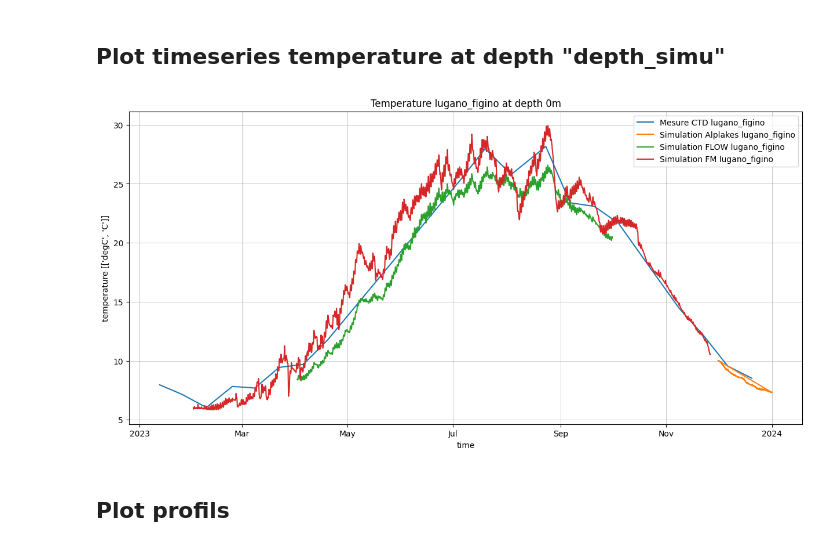
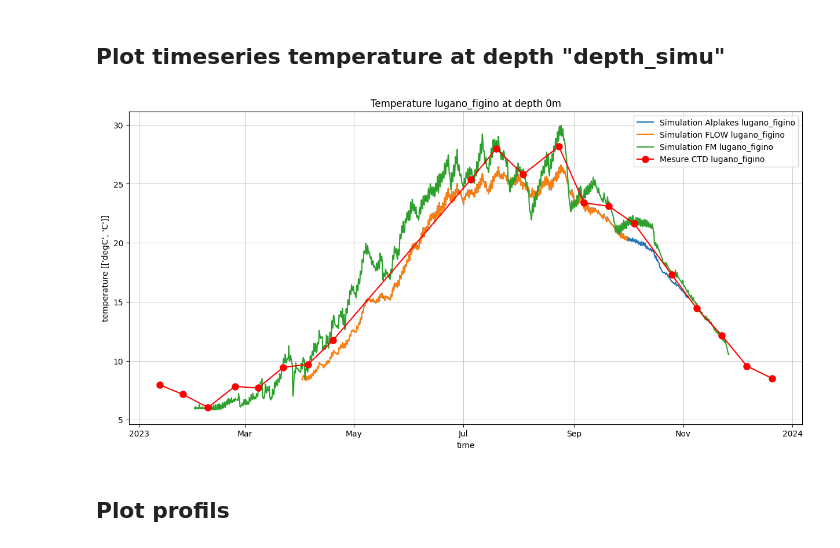
Before and after one commit to leroquan/plot_results, a Jupyter notebook: plot-and-compare_dflow_dfm_alplakes_measure.ipynb, the cells around one changed output. Drawn from its saved outputs; the diff is of its cells as text; code cells hidden in the pictures.

```diff
--- a/plot-and-compare_dflow_dfm_alplakes_measure.ipynb
+++ b/plot-and-compare_dflow_dfm_alplakes_measure.ipynb
@@ -37,7 +37,7 @@ download_timeserie_alplakes = False
 date_plot_profil_str = date_plot_profil.strftime('%Y%m%d%H%M')
 # %%
 # Alplakes simulation results
-alplakes_json_output_directory = rf"C:\Users\leroquan\Documents\00-Work_space\03-Results simu Alplakes\{sta_name}"
+alplakes_json_timeserie_directory = rf"C:\Users\leroquan\Documents\00-Work_space\03-Results simu Alplakes\{sta_name}\timeseries_{depth_plot}m"
 alplakes_profile_json_path = rf"C:\Users\leroquan\Documents\00-Work_space\03-Results simu Alplakes\{sta_name}\profiles\profile_{sta_name}_{date_plot_profil_str}m.json"
 # Local simulation results
 flow_output_file = r"C:\Users\leroquan\Documents\python\alplakes-simulations\runs\lugano_ope_20230402_20231001\output\trim-Simulation_Web.nc"
@@ -86,5 +89,5 @@ download_3d_timeserie_from_api(lake_name,start_download_alplakes,end_download_al
 # %%
-alplakes_timeserie = parse_alplakes_3d_timeserie_from_directory(os.path.join(alplakes_json_output_directory, f'timeseries_{depth_plot}m'))
+alplakes_timeserie = parse_alplakes_3d_timeserie_from_directory(alplakes_json_timeserie_directory)
 # %% [markdown]
 ### Profile
 # %%
@@ -144,20 +147,20 @@ fm_profil = fm_map['mesh2d_tem1'].values[:, fm_index_nFaces, :].transpose()
 # %%
 start_date = datetime(2023, 1, 1, 0, 0)
 end_date = datetime(2024, 1, 1, 0, 0)
 
 fig = plt.figure(figsize=(15, 7))
-meas_timeserie.sel(time=slice(start_date,end_date)).plot(label=f'Mesure CTD {sta_name}')
 plt.plot(alplakes_timeserie['time'],alplakes_timeserie['temperature'], label=f'Simulation Alplakes {sta_name}')
 plt.plot(flow_timestamps,flow_timeserie, label=f'Simulation FLOW {sta_name}')
 plt.plot(fm_timestamps,fm_timeserie, label=f'Simulation FM {sta_name}')
+meas_timeserie.sel(time=slice(start_date,end_date)).plot(marker='o', label=f'Mesure CTD {sta_name}', color='r', markersize=8)
 plt.title(f"Temperature {sta_name} at depth {depth_plot}m")
 plt.grid(True, which='both', linestyle='-', linewidth=0.5)
 plt.legend()
 plt.show()
 
 #fig.savefig(rf'C:\Users\leroquan\Documents\01-Presentations\Aphys group meetings\2024 05 28\timeserie_{sta_name}_{depth_simu}m.png')
 # %% [output]
-[figure, old version]
+[figure, new version]
 # %% [markdown]
 ## Plot profils
 # %%
```
Also changed, not shown: parts of 4 cells of this notebook, 10 other files.
